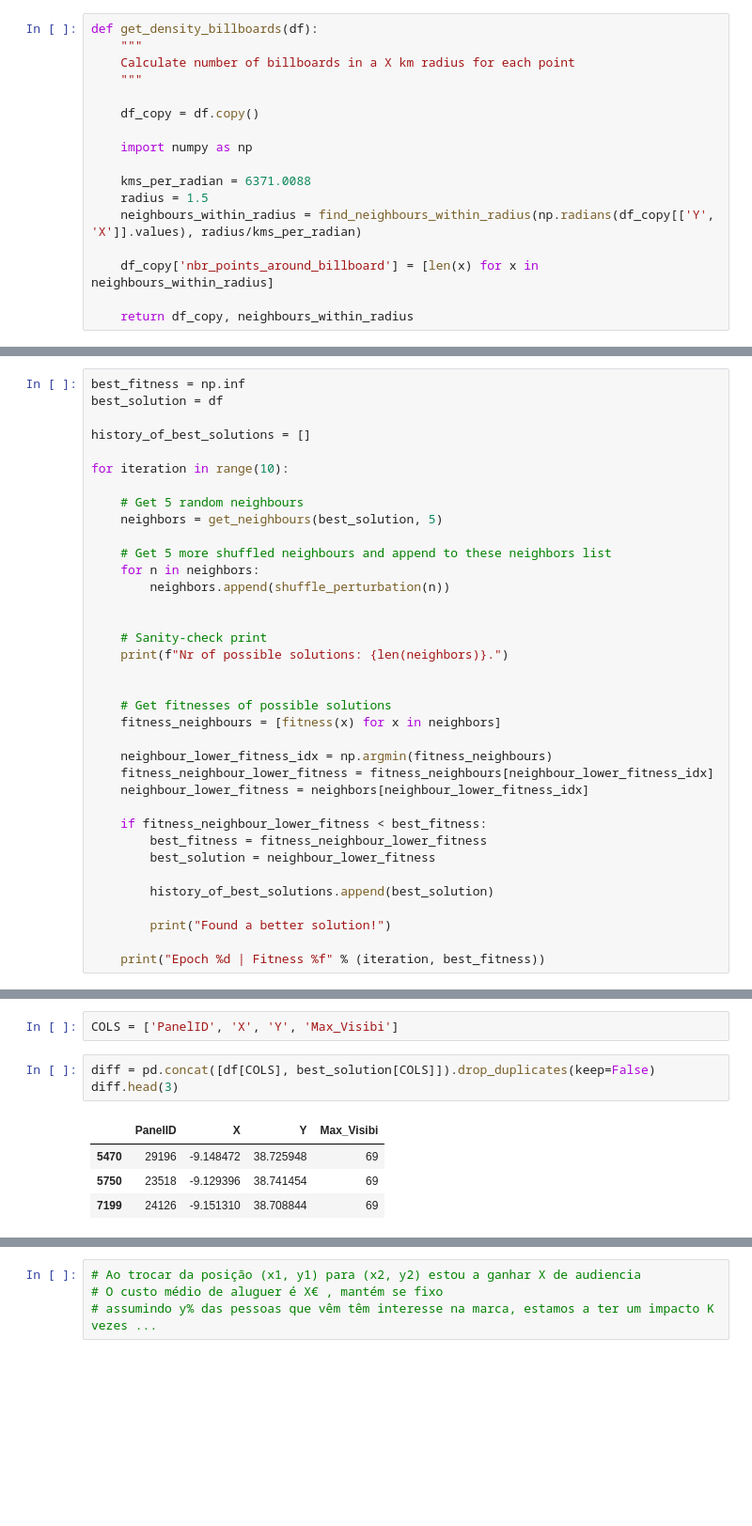
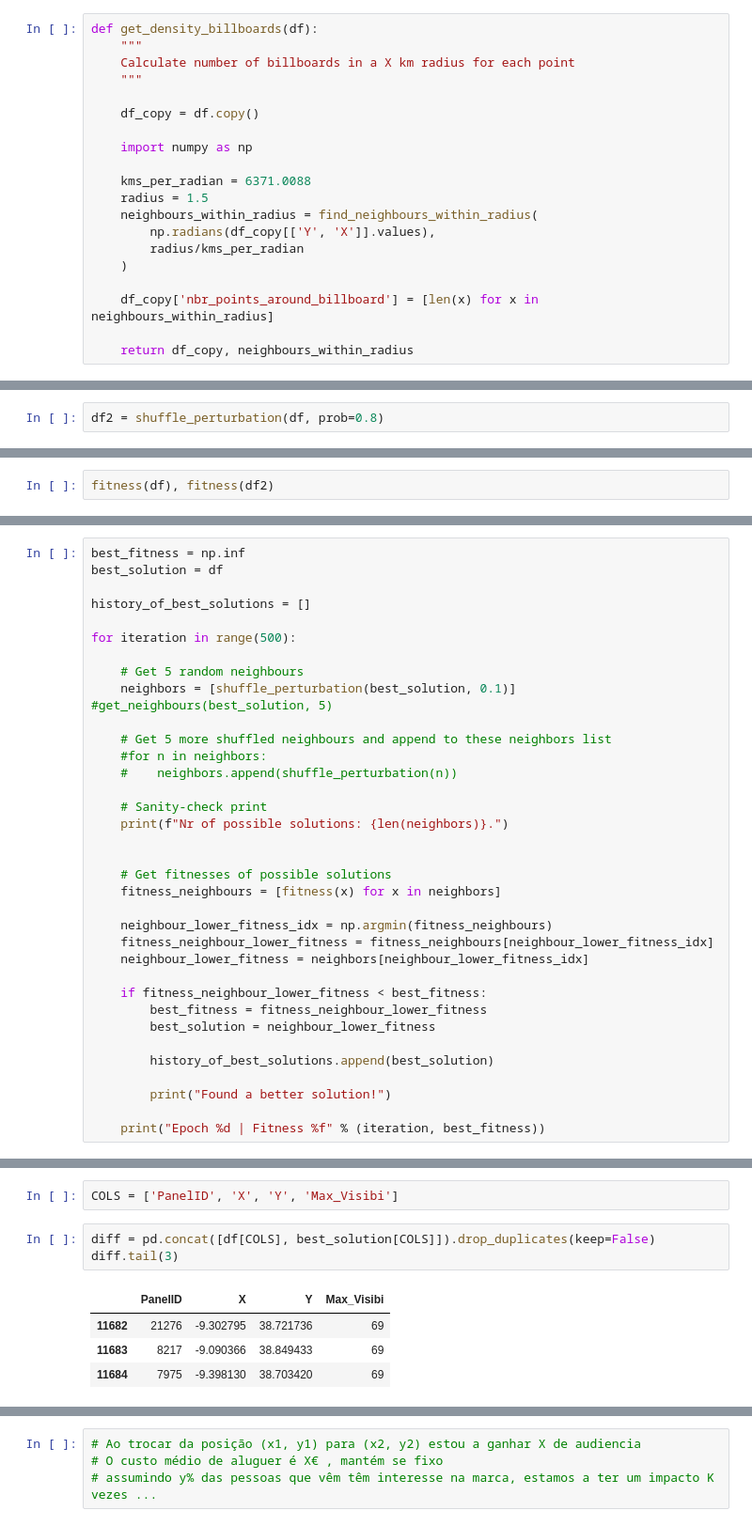
Before and after one commit to TiagoFilipeSousaGoncalves/wdl-tech-moguls, a Jupyter notebook: stage-4/Deliverable.ipynb, the cells around one changed output, grey strips where cells are left out. Shown at 94% size. Drawn from its saved outputs; the diff is of its cells as text; blank space fills up the shorter version.

```diff
--- a/stage-4/Deliverable.ipynb
+++ b/stage-4/Deliverable.ipynb
@@ -65,7 +65,10 @@ def get_density_billboards(df):
 
     kms_per_radian = 6371.0088
     radius = 1.5
-    neighbours_within_radius = find_neighbours_within_radius(np.radians(df_copy[['Y', 'X']].values), radius/kms_per_radian)
+    neighbours_within_radius = find_neighbours_within_radius(
+        np.radians(df_copy[['Y', 'X']].values),
+        radius/kms_per_radian
+    )
 
     df_copy['nbr_points_around_billboard'] = [len(x) for x in neighbours_within_radius]
 
@@ -250,0 +265,2 @@ class ShufflePerturbation(Neighborhood):
+# %%
+df2 = shuffle_perturbation(df, prob=0.8)
@@ -250,0 +285,2 @@ class ShufflePerturbation(Neighborhood):
+# %%
+fitness(df), fitness(df2)
@@ -272,15 +306,14 @@ best_solution = df
 
 history_of_best_solutions = []
 
-for iteration in range(10):
+for iteration in range(500):
 
     # Get 5 random neighbours
-    neighbors = get_neighbours(best_solution, 5)
+    neighbors = [shuffle_perturbation(best_solution, 0.1)] #get_neighbours(best_solution, 5)
 
     # Get 5 more shuffled neighbours and append to these neighbors list
-    for n in neighbors:
-        neighbors.append(shuffle_perturbation(n))
-
+    #for n in neighbors:
+    #    neighbors.append(shuffle_perturbation(n))
 
     # Sanity-check print
     print(f"Nr of possible solutions: {len(neighbors)}.")
@@ -308,10 +361,10 @@ Check changes
 COLS = ['PanelID', 'X', 'Y', 'Max_Visibi']
 # %%
 diff = pd.concat([df[COLS], best_solution[COLS]]).drop_duplicates(keep=False)
-diff.head(3)
+diff.tail(3)
 # %% [output]
 |  | PanelID | X | Y | Max_Visibi |
-| 5470 | 29196 | -9.148472 | 38.725948 | 69 |
-| 5750 | 23518 | -9.129396 | 38.741454 | 69 |
-| 7199 | 24126 | -9.151310 | 38.708844 | 69 |
+| 11682 | 21276 | -9.302795 | 38.721736 | 69 |
+| 11683 | 8217 | -9.090366 | 38.849433 | 69 |
+| 11684 | 7975 | -9.398130 | 38.703420 | 69 |
 # %%
```
Also changed, not shown: parts of 21 cells of this notebook.
